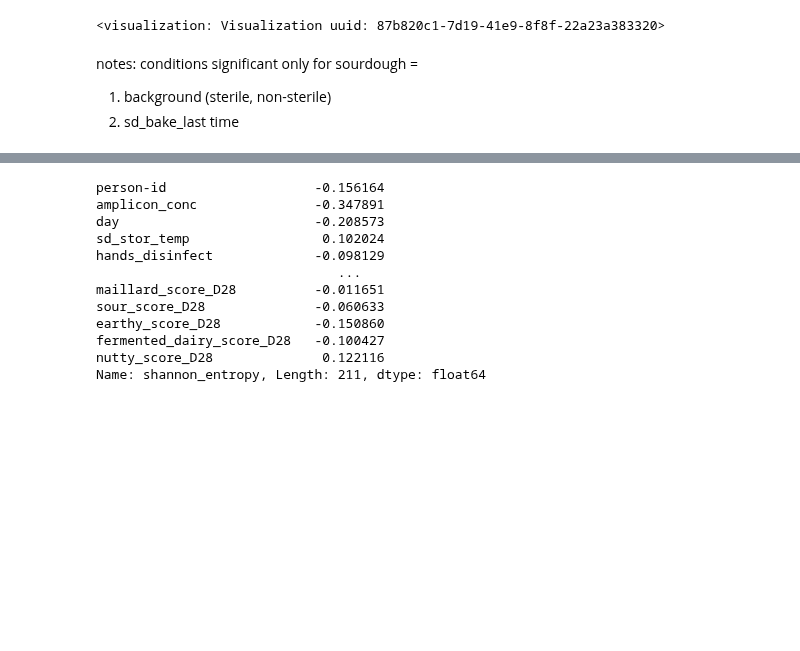
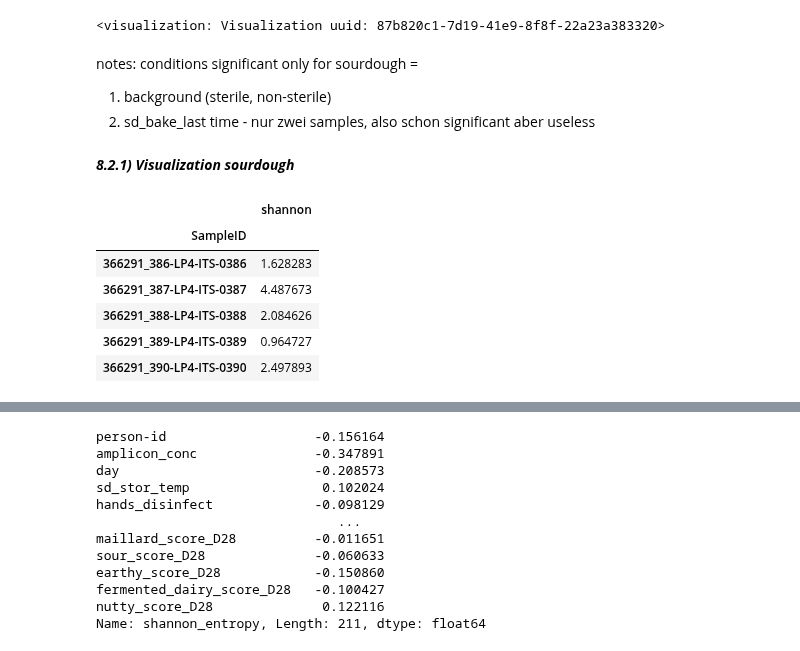
Before and after one commit to ninaaa-a/FermentYOU, a Jupyter notebook: Alpha diversity.ipynb, the cells around one changed output, grey strips where cells are left out. Cells and saved outputs as stored; diff of their text form; code cells hidden in the pictures; blank space fills up the shorter version.

```diff
--- a/Alpha diversity.ipynb
+++ b/Alpha diversity.ipynb
@@ -368,4 +368,27 @@ Visualization.load(f"{data_alpha}/core-metrics-results-sourdough_only/shannon-gr
 # %% [markdown]
 notes: conditions significant only for sourdough =
 1) background (sterile, non-sterile)
-2) sd_bake_last time
+2) sd_bake_last time - nur zwei samples, also schon significant aber useless
+# %% [markdown]
+***8.2.1) Visualization sourdough***
+# %%
+import pandas as pd
+import seaborn as sns
+import matplotlib.pyplot as plt
+
+# Metadata laden (möglicherweise hast du merged_output.tsv)
+metadata = pd.read_csv(f"{data_raw}/merged_output.tsv", sep='\t', index_col=0)
+
+shannon_qza = q2.Artifact.load(f"{data_alpha}/core-metrics-results-sourdough_only/shannon_vector.qza")
+shannon_df = shannon_qza.view(pd.Series).to_frame(name='shannon')
+shannon_df.index.name = 'SampleID'
+
+shannon_df.head()
+# %% [output]
+|  | shannon |
+| SampleID |  |
+| 366291_386-LP4-ITS-0386 | 1.628283 |
+| 366291_387-LP4-ITS-0387 | 4.487673 |
+| 366291_388-LP4-ITS-0388 | 2.084626 |
+| 366291_389-LP4-ITS-0389 | 0.964727 |
+| 366291_390-LP4-ITS-0390 | 2.497893 |
```
Also changed, not shown: parts of 4 cells of this notebook.
